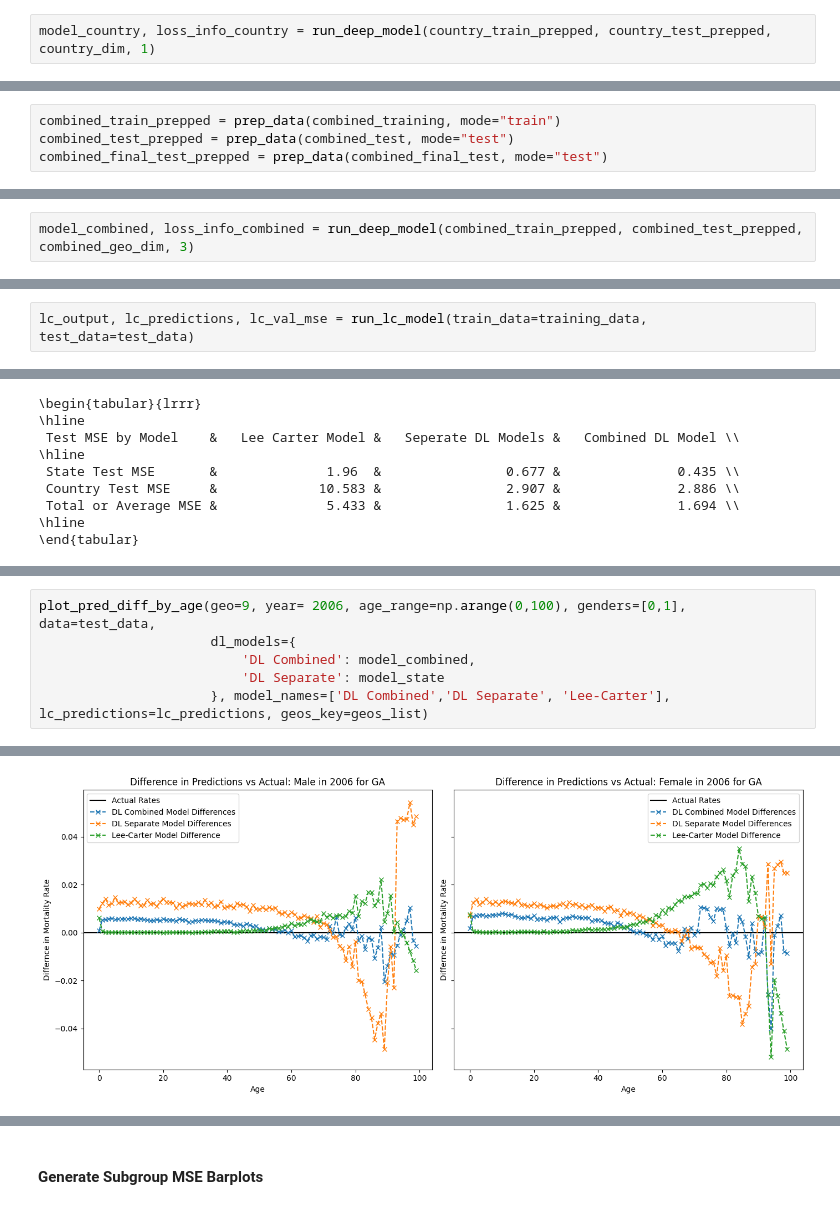
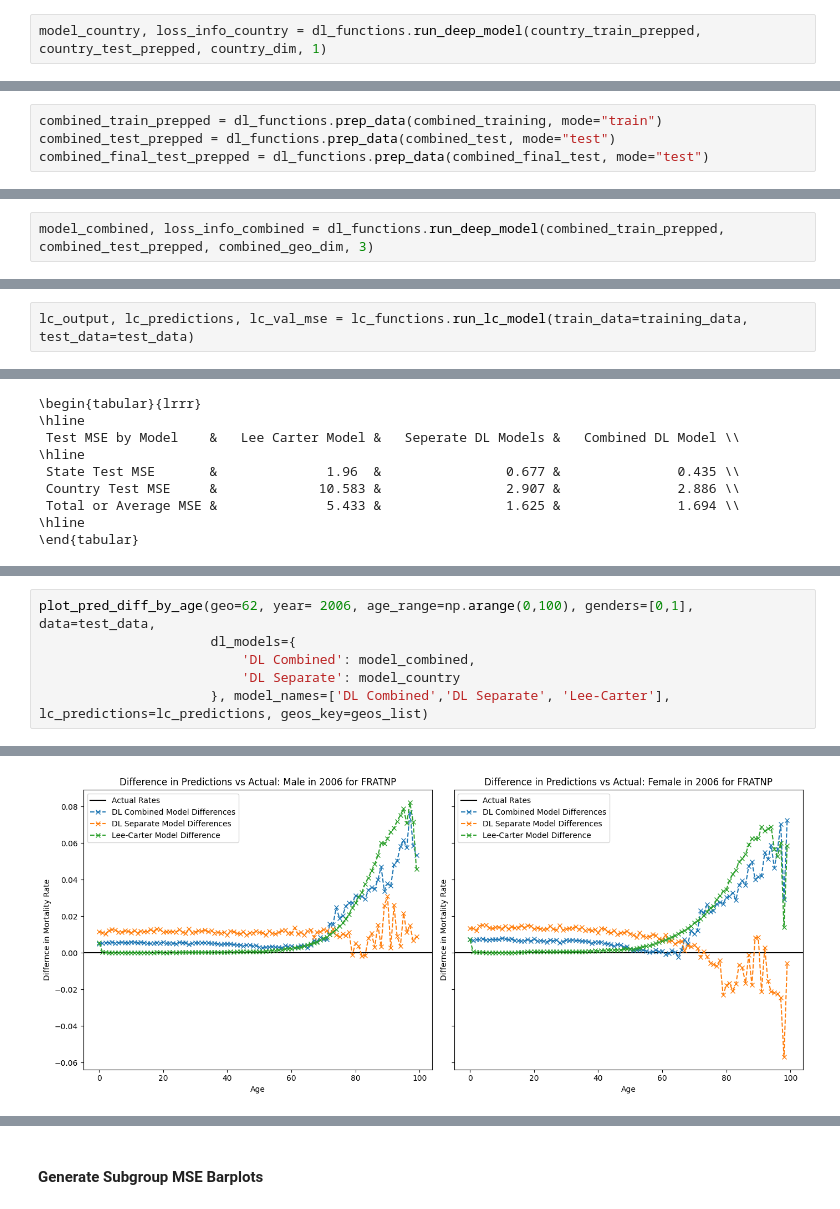
Before and after one commit to paigenpark/deep-mort, a Jupyter notebook: code/evaluate_models.ipynb, the cells around one changed output, grey strips where cells are left out. Saved outputs shown, nothing was run; the diff lists cells and outputs as text.

Commit message:
creating seperate files containing functions

```diff
--- a/code/evaluate_models.ipynb
+++ b/code/evaluate_models.ipynb
@@ -305,5 +173,5 @@ country_dim
 # %% [output]
 88
 # %%
-model_country, loss_info_country = run_deep_model(country_train_prepped, country_test_prepped, country_dim, 1)
+model_country, loss_info_country = dl_functions.run_deep_model(country_train_prepped, country_test_prepped, country_dim, 1)
 # %% [output]
@@ -327,9 +195,9 @@ combined_test = combined[test_index, :]
 final_test_index = np.logical_and(combined[:, 2] > 2015, combined[:, 2] <= 2019)
 combined_final_test = combined[final_test_index, :]
 # %%
-combined_train_prepped = prep_data(combined_training, mode="train")
-combined_test_prepped = prep_data(combined_test, mode="test")
-combined_final_test_prepped = prep_data(combined_final_test, mode="test")
+combined_train_prepped = dl_functions.prep_data(combined_training, mode="train")
+combined_test_prepped = dl_functions.prep_data(combined_test, mode="test")
+combined_final_test_prepped = dl_functions.prep_data(combined_final_test, mode="test")
 # %%
 # get the proper geography input dimension for model set up
 unique_vals = tf.unique(combined_training[:, 0]).y
@@ -338,6 +206,6 @@ print(combined_geo_dim)
 # %% [output]
 88
 # %%
-model_combined, loss_info_combined = run_deep_model(combined_train_prepped, combined_test_prepped, combined_geo_dim, 3)
+model_combined, loss_info_combined = dl_functions.run_deep_model(combined_train_prepped, combined_test_prepped, combined_geo_dim, 3)
 # %% [output]
 Epoch 1/3
@@ -621,5 +252,5 @@ def run_lc_model(train_data, test_data):
 # %%
-lc_output, lc_predictions, lc_val_mse = run_lc_model(train_data=training_data, test_data=test_data)
+lc_output, lc_predictions, lc_val_mse = lc_functions.run_lc_model(train_data=training_data, test_data=test_data)
 # %% [output]
 Skipping Geo: 74.0, Gender: 1.0 due to NaN or infinite values in m_x
 # %%
@@ -986,7 +442,7 @@ plot_pred_diff_by_year(geo=9, year_range=np.arange(2006, 2016), age=70, genders=
 # %%
-plot_pred_diff_by_age(geo=9, year= 2006, age_range=np.arange(0,100), genders=[0,1], data=test_data,
+plot_pred_diff_by_age(geo=62, year= 2006, age_range=np.arange(0,100), genders=[0,1], data=test_data,
                       dl_models={
                           'DL Combined': model_combined,
-                          'DL Separate': model_state
+                          'DL Separate': model_country
                       }, model_names=['DL Combined','DL Separate', 'Lee-Carter'], lc_predictions=lc_predictions, geos_key=geos_list)
 # %% [output]
@@ -1010 +466 @@ plot_pred_diff_by_age(geo=9, year= 2006, age_range=np.arange(0,100), genders=[0,
-[figure, old version]
+[figure, new version]
```
Also changed, not shown: parts of 56 cells of this notebook, 4 other files.
